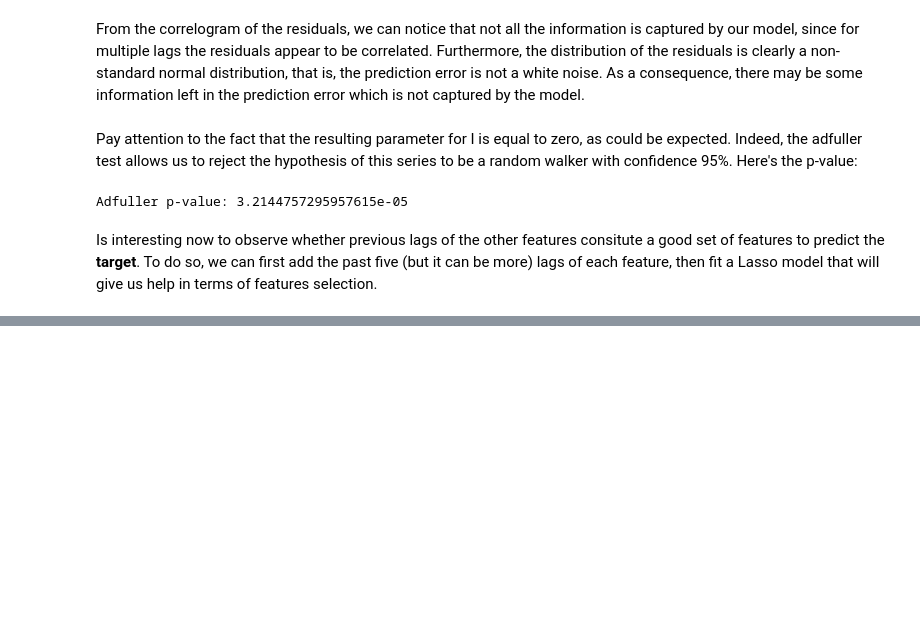
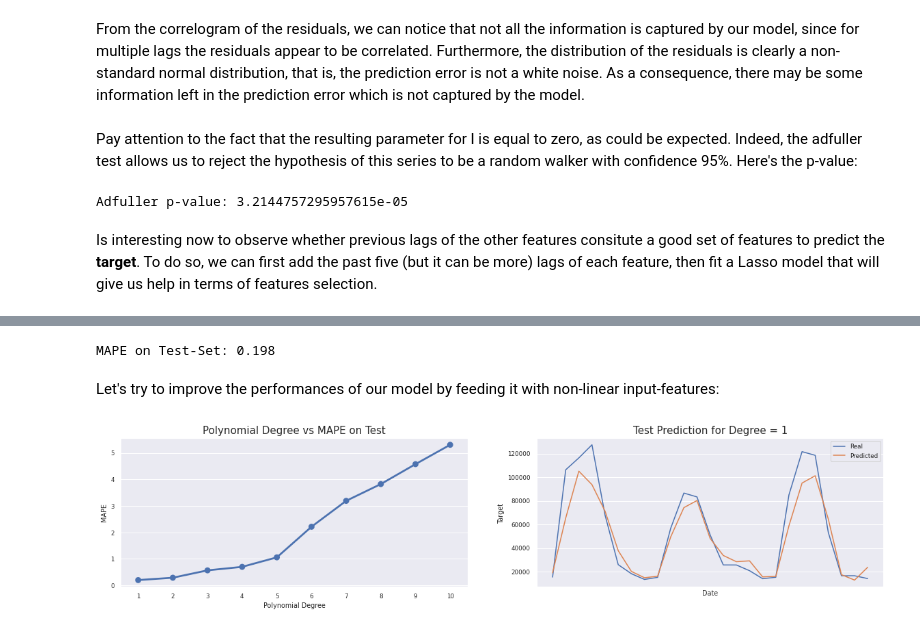
Before and after one commit to dondoC34/Data-Mining-Sales-Forecast, a Jupyter notebook: DMTM_Sales_Forecast.ipynb, the cells around one changed output, grey strips where cells are left out. Saved outputs shown, nothing was run; the diff lists cells and outputs as text; code cells hidden in the pictures; blank space fills up the shorter version.

```diff
--- a/DMTM_Sales_Forecast.ipynb
+++ b/DMTM_Sales_Forecast.ipynb
@@ -381,0 +423,39 @@ It seems that only the **price** feature, with all its lags, is relevant feature
+# %%
+best_delta = 2500
+delta_features = lr_coefficients[(lr_coefficients["Coefficient"] > best_delta) | (lr_coefficients["Coefficient"] < -best_delta)]["Variable"]
+lasso_model = Lasso(alpha=0.01, random_state=12345)
+lasso_model.fit(X=sales_data_144[delta_features][0:102], y=sales_data_144["target"][0:102])
+predictions_degree_1 = lasso_model.predict(sales_data_144[delta_features][102:127])
+mape = MAPE(sales_data_144["target"][102:127], predictions_degree_1)
+print("MAPE on Test-Set:", mape)
+# %% [output]
+MAPE on Test-Set: 0.198
+# %% [markdown]
+Let's try to improve the performances of our model by feeding it with non-linear input-features:
+# %%
+degree_mape = []
+for degree in [1, 2, 3, 4, 5, 6, 7, 8, 9, 10]:
+  poly_tranformer = PolynomialFeatures(degree=degree)
+  poly_data = poly_tranformer.fit_transform(sales_data_144[delta_features])
+  lasso_model = Lasso(alpha=0.1)
+  lasso_model.fit(X=poly_data[0:102], y=sales_data_144["target"][0:102])
+  predictions = lasso_model.predict(X=poly_data[102:127])
+  mape = MAPE(sales_data_144["target"][102:127], predictions)
+  degree_mape.append([degree, mape])
+
+delta_mape_frame = pd.DataFrame(degree_mape, columns=["Polynomial Degree", "MAPE"]).sort_values(by=['MAPE'], ascending=True)
+fig = plt.figure(figsize=(20, 4))
+ax = fig.add_subplot(1, 2, 1)
+ax.set_title("Polynomial Degree vs MAPE on Test", fontdict={"fontsize":15})
+sns.pointplot(x="Polynomial Degree", y="MAPE", data=delta_mape_frame, ax=ax)
+ax = fig.add_subplot(1, 2, 2)
+ax.set_title("Test Prediction for Degree = 1", fontdict={"fontsize":15})
+ax.plot(sales_data_144["target"][102:127].values)
+ax.plot(predictions_degree_1)
+ax.set_xlabel("Date")
+ax.set_ylabel("Target")
+ax.legend(["Real", "Predicted"])
+ax.set_xticks([])
+plt.show()
+# %% [output]
+[figure, added]
```
Also changed, not shown: parts of 11 cells of this notebook.
